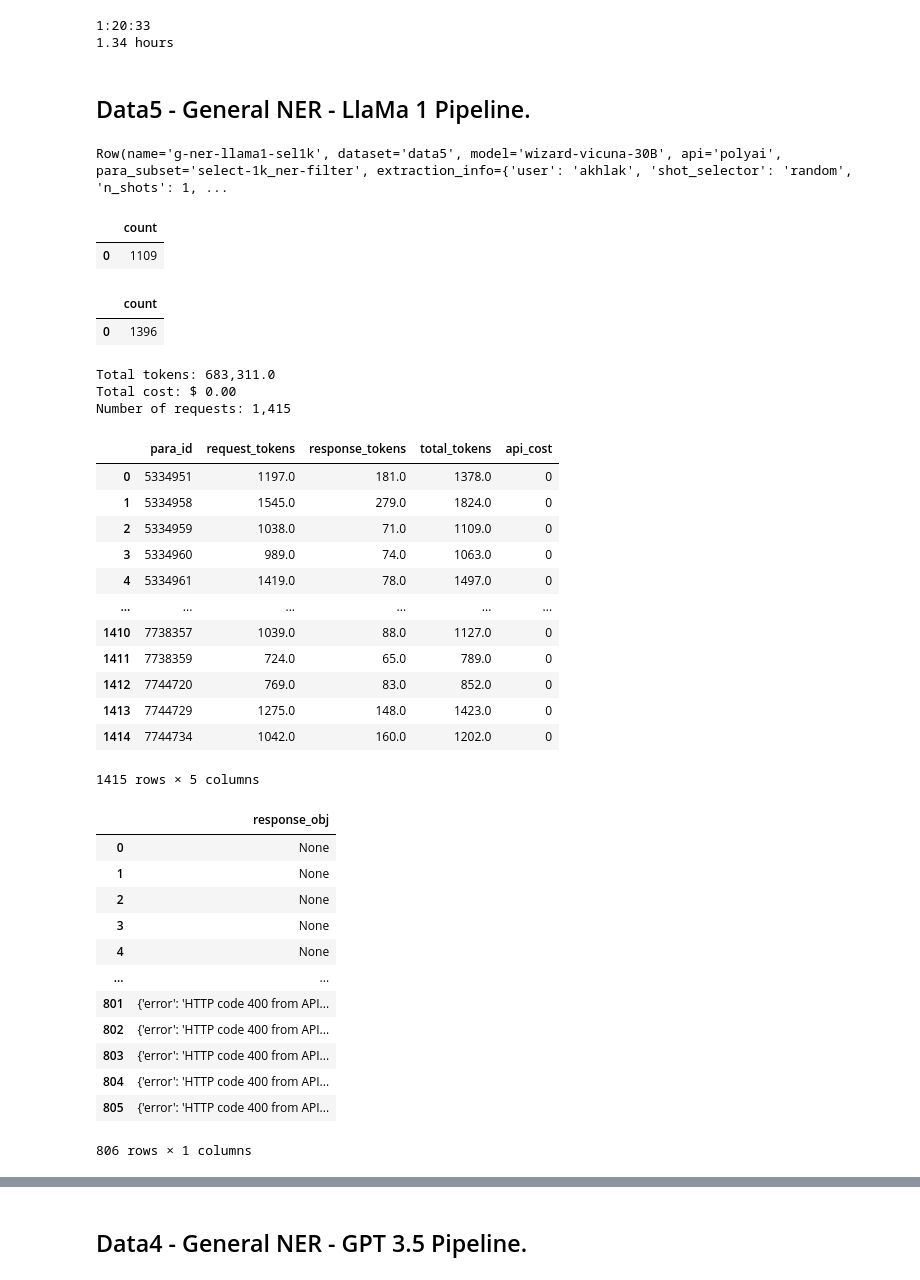
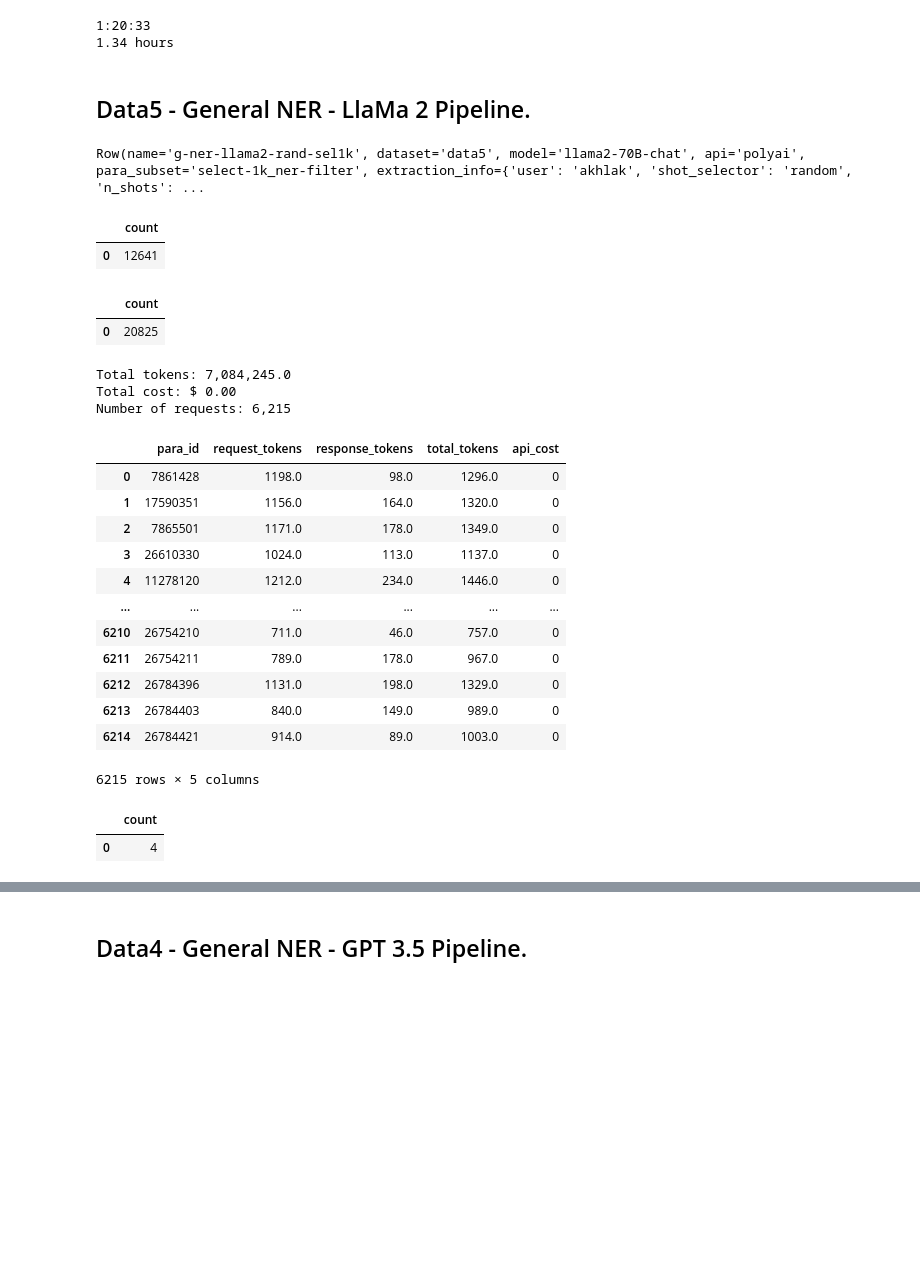
Before and after one commit to Ramprasad-Group/PromptDataExtraction, a Jupyter notebook: notebooks/Analyze-Select-1k.ipynb, the cells around one changed output, grey strips where cells are left out. Cells and saved outputs as stored; diff of their text form; code cells hidden in the pictures; blank space fills up the shorter version.

```diff
--- a/notebooks/Analyze-Select-1k.ipynb
+++ b/notebooks/Analyze-Select-1k.ipynb
@@ -167,14 +168,14 @@ timings(2516 + 42 + 2254 + 21)
 1:20:33
 1.34 hours
 # %% [markdown]
-## Data5 - General NER - LlaMa 1 Pipeline.
+## Data5 - General NER - LlaMa 2 Pipeline.
 # %%
 method = postgres.raw_sql("""
-    Select * From extraction_methods Where dataset = 'data5';
+    Select * From extraction_methods Where name = 'g-ner-llama2-rand-sel1k';
 """)[0]
 method
 # %% [output]
-Row(name='g-ner-llama1-sel1k', dataset='data5', model='wizard-vicuna-30B', api='polyai', para_subset='select-1k_ner-filter', extraction_info={'user': 'akhlak', 'shot_selector': 'random', 'n_shots': 1, ...
+Row(name='g-ner-llama2-rand-sel1k', dataset='data5', model='llama2-70B-chat', api='polyai', para_subset='select-1k_ner-filter', extraction_info={'user': 'akhlak', 'shot_selector': 'random', 'n_shots': ...
 # %%
 # Number of materials extracted.
 execute("""
@@ -184,7 +185,7 @@ execute("""
         """, mid=method.id)
 # %% [output]
 |  | count |
-| 0 | 1109 |
+| 0 | 12641 |
 # %%
 # Number of properties extracted.
 execute("""
@@ -194,7 +195,7 @@ execute("""
         """, mid=method.id)
 # %% [output]
 |  | count |
-| 0 | 1396 |
+| 0 | 20825 |
 # %%
 # Number of tokens.
 df = execute("""
@@ -210,40 +211,29 @@ print(f"Total cost: $ {df['api_cost'].sum():.2f}")
 print(f"Number of requests: {df.shape[0]:,}")
 df
 # %% [output]
-Total tokens: 683,311.0
+Total tokens: 7,084,245.0
 Total cost: $ 0.00
-Number of requests: 1,415
+Number of requests: 6,215
 |  | para_id | request_tokens | response_tokens | total_tokens | api_cost |
-| 0 | 5334951 | 1197.0 | 181.0 | 1378.0 | 0 |
-| 1 | 5334958 | 1545.0 | 279.0 | 1824.0 | 0 |
-| 2 | 5334959 | 1038.0 | 71.0 | 1109.0 | 0 |
-| 3 | 5334960 | 989.0 | 74.0 | 1063.0 | 0 |
-| 4 | 5334961 | 1419.0 | 78.0 | 1497.0 | 0 |
+| 0 | 7861428 | 1198.0 | 98.0 | 1296.0 | 0 |
+| 1 | 17590351 | 1156.0 | 164.0 | 1320.0 | 0 |
+| 2 | 7865501 | 1171.0 | 178.0 | 1349.0 | 0 |
+| 3 | 26610330 | 1024.0 | 113.0 | 1137.0 | 0 |
+| 4 | 11278120 | 1212.0 | 234.0 | 1446.0 | 0 |
 | ... | ... | ... | ... | ... | ... |
-| 1410 | 7738357 | 1039.0 | 88.0 | 1127.0 | 0 |
-| 1411 | 7738359 | 724.0 | 65.0 | 789.0 | 0 |
-| 1412 | 7744720 | 769.0 | 83.0 | 852.0 | 0 |
-| 1413 | 7744729 | 1275.0 | 148.0 | 1423.0 | 0 |
-| 1414 | 7744734 | 1042.0 | 160.0 | 1202.0 | 0 |
+| 6210 | 26754210 | 711.0 | 46.0 | 757.0 | 0 |
+| 6211 | 26754211 | 789.0 | 178.0 | 967.0 | 0 |
+| 6212 | 26784396 | 1131.0 | 198.0 | 1329.0 | 0 |
+| 6213 | 26784403 | 840.0 | 149.0 | 989.0 | 0 |
+| 6214 | 26784421 | 914.0 | 89.0 | 1003.0 | 0 |
-1415 rows × 5 columns
+6215 rows × 5 columns
 # %%
 # Number of failed requests
 execute("""
-        SELECT response_obj FROM api_requests ar
+        SELECT count(*) FROM api_requests ar
         WHERE ar.method_id = :mid AND status != 'ok';
 
         """, mid=method.id)
 # %% [output]
-|  | response_obj |
-| 0 | None |
-| 1 | None |
-| 2 | None |
-| 3 | None |
-| 4 | None |
-| ... | ... |
-| 801 | {'error': 'HTTP code 400 from API... |
-| 802 | {'error': 'HTTP code 400 from API... |
-| 803 | {'error': 'HTTP code 400 from API... |
-| 804 | {'error': 'HTTP code 400 from API... |
-| 805 | {'error': 'HTTP code 400 from API... |
+|  | count |
+| 0 | 4 |
-806 rows × 1 columns
```
Also changed, not shown: parts of 19 cells of this notebook.
